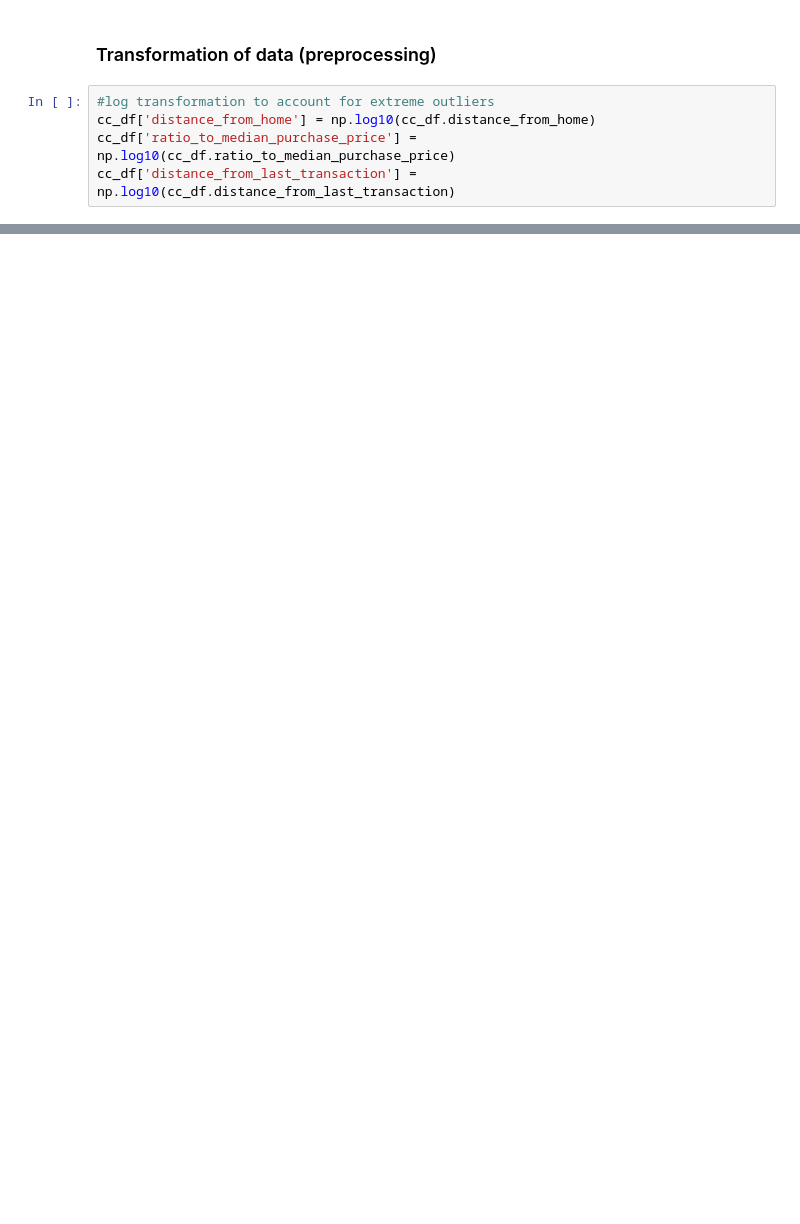
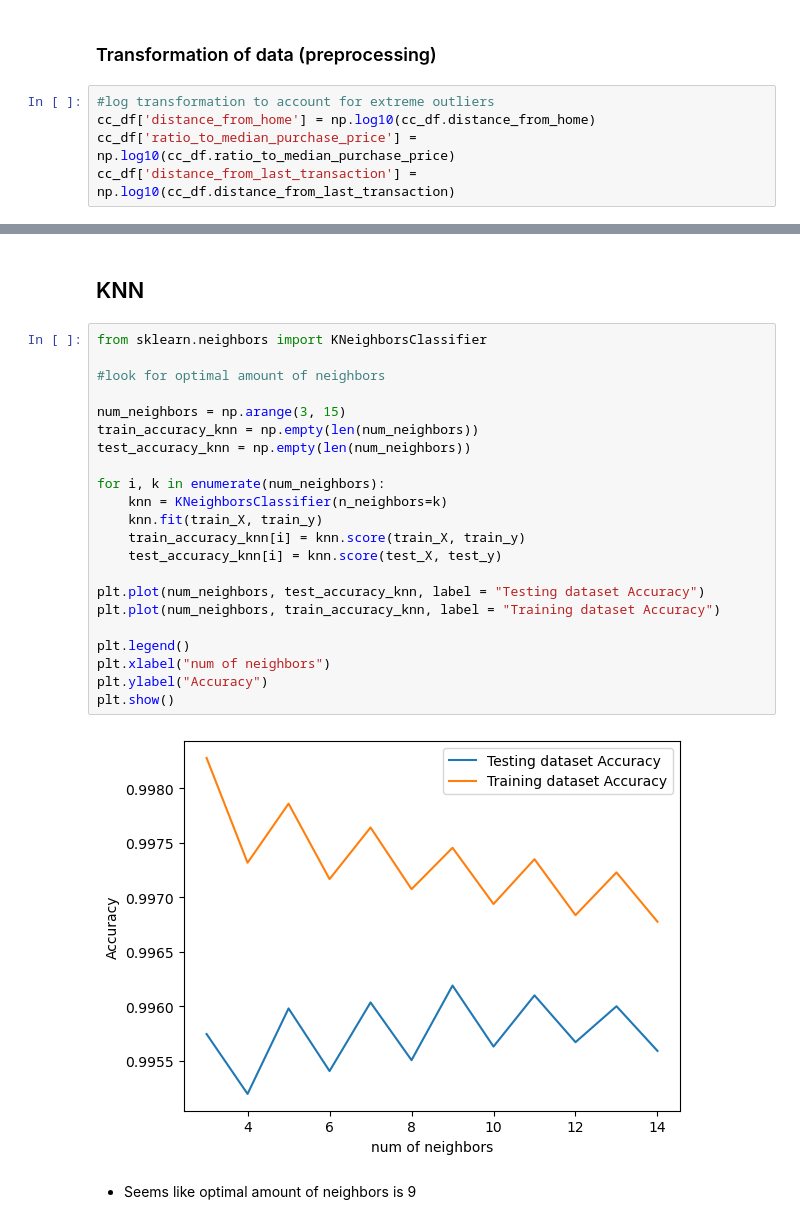
Before and after one commit to MrPaterax/Fin-ML-Project, a Jupyter notebook: Credit Card Fraud (KNN & logistic regression).ipynb, the cells around one changed output, grey strips where cells are left out. Cells and saved outputs as stored; diff of their text form; blank space fills up the shorter version.

```diff
--- a/Credit Card Fraud (KNN & logistic regression).ipynb
+++ b/Credit Card Fraud (KNN & logistic regression).ipynb
@@ -181,0 +178,28 @@ from sklearn.neighbors import KNeighborsClassifier
+# %% [markdown]
+## KNN
+# %%
+from sklearn.neighbors import KNeighborsClassifier
+
+#look for optimal amount of neighbors
+
+num_neighbors = np.arange(3, 15)
+train_accuracy_knn = np.empty(len(num_neighbors))
+test_accuracy_knn = np.empty(len(num_neighbors))
+
+for i, k in enumerate(num_neighbors):
+    knn = KNeighborsClassifier(n_neighbors=k)
+    knn.fit(train_X, train_y)
+    train_accuracy_knn[i] = knn.score(train_X, train_y)
+    test_accuracy_knn[i] = knn.score(test_X, test_y)
+
+plt.plot(num_neighbors, test_accuracy_knn, label = "Testing dataset Accuracy")
+plt.plot(num_neighbors, train_accuracy_knn, label = "Training dataset Accuracy")
+
+plt.legend()
+plt.xlabel("num of neighbors")
+plt.ylabel("Accuracy")
+plt.show()
+# %% [output]
+[figure, added]
+# %% [markdown]
+- Seems like optimal amount of neighbors is 9
```
Also changed, not shown: parts of 27 cells of this notebook.
